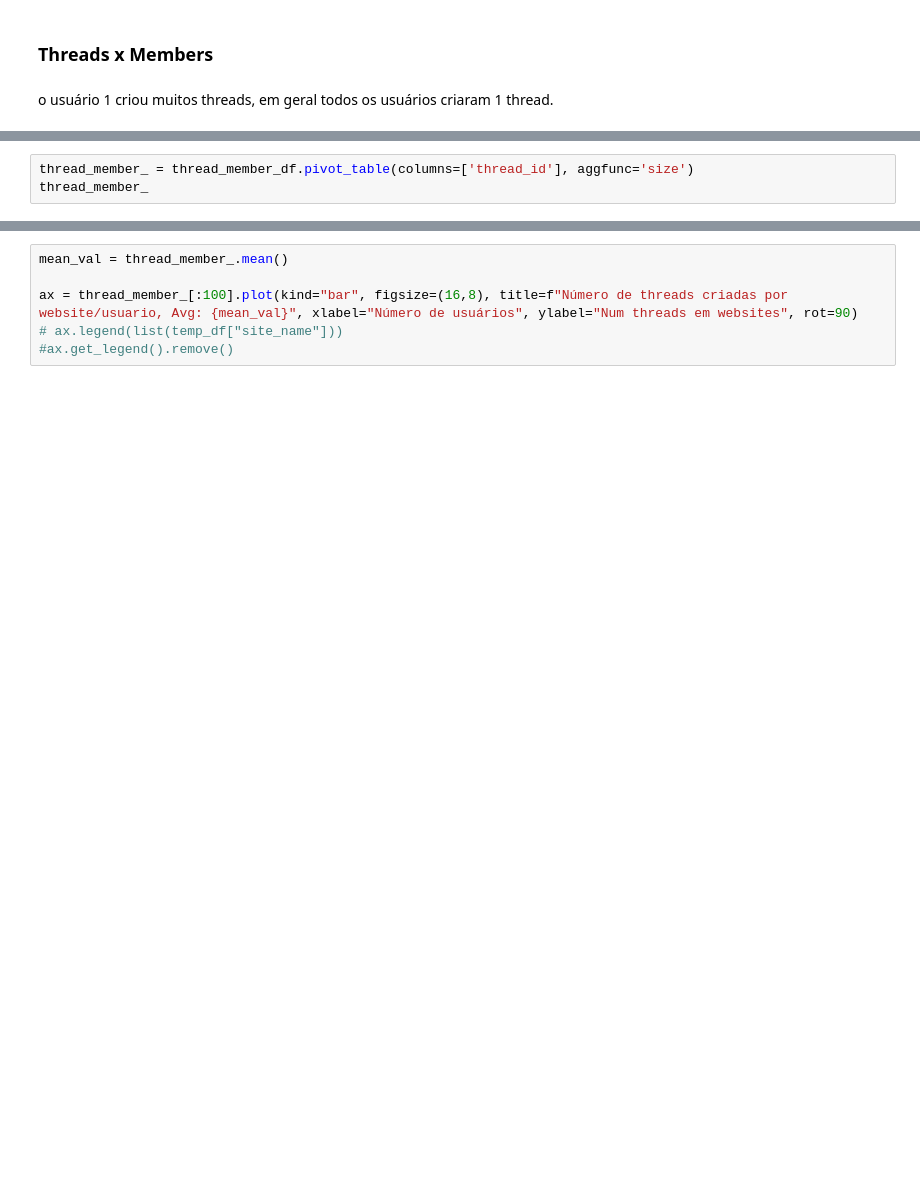
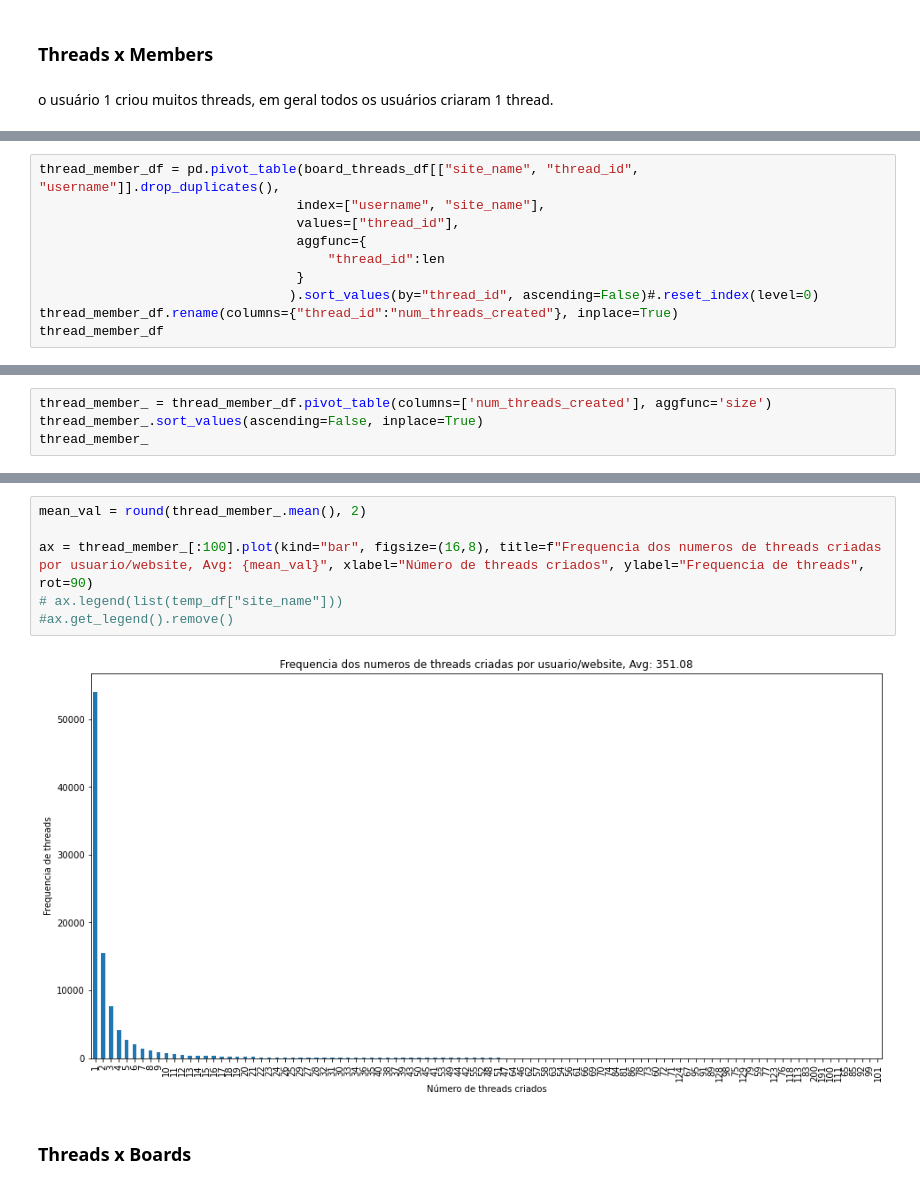
Before and after one commit to fmorenovr/crimepy, a Jupyter notebook: notebooks/3_DB_Statistics.ipynb, the cells around one changed output, grey strips where cells are left out. Saved outputs shown, nothing was run; the diff lists cells and outputs as text; blank space fills up the shorter version.

```diff
--- a/notebooks/3_DB_Statistics.ipynb
+++ b/notebooks/3_DB_Statistics.ipynb
@@ -204,0 +506,10 @@ thread_member_df
+# %%
+thread_member_df = pd.pivot_table(board_threads_df[["site_name", "thread_id", "username"]].drop_duplicates(),
+                                 index=["username", "site_name"],
+                                 values=["thread_id"],
+                                 aggfunc={
+                                     "thread_id":len
+                                 }
+                                ).sort_values(by="thread_id", ascending=False)#.reset_index(level=0)
+thread_member_df.rename(columns={"thread_id":"num_threads_created"}, inplace=True)
+thread_member_df
@@ -205,3 +531,4 @@ thread_member_df
 # %%
-thread_member_ = thread_member_df.pivot_table(columns=['thread_id'], aggfunc='size')
+thread_member_ = thread_member_df.pivot_table(columns=['num_threads_created'], aggfunc='size')
+thread_member_.sort_values(ascending=False, inplace=True)
 thread_member_
@@ -208,6 +549,10 @@ thread_member_
 # %%
-mean_val = thread_member_.mean()
+mean_val = round(thread_member_.mean(), 2)
 
-ax = thread_member_[:100].plot(kind="bar", figsize=(16,8), title=f"Número de threads criadas por website/usuario, Avg: {mean_val}", xlabel="Número de usuários", ylabel="Num threads em websites", rot=90)
+ax = thread_member_[:100].plot(kind="bar", figsize=(16,8), title=f"Frequencia dos numeros de threads criadas por usuario/website, Avg: {mean_val}", xlabel="Número de threads criados", ylabel="Frequencia de threads", rot=90)
 # ax.legend(list(temp_df["site_name"]))
 #ax.get_legend().remove()
+# %% [output]
+[figure, added]
+# %% [markdown]
+### Threads x Boards
```
Also changed, not shown: parts of 56 cells of this notebook, 5 other files.
